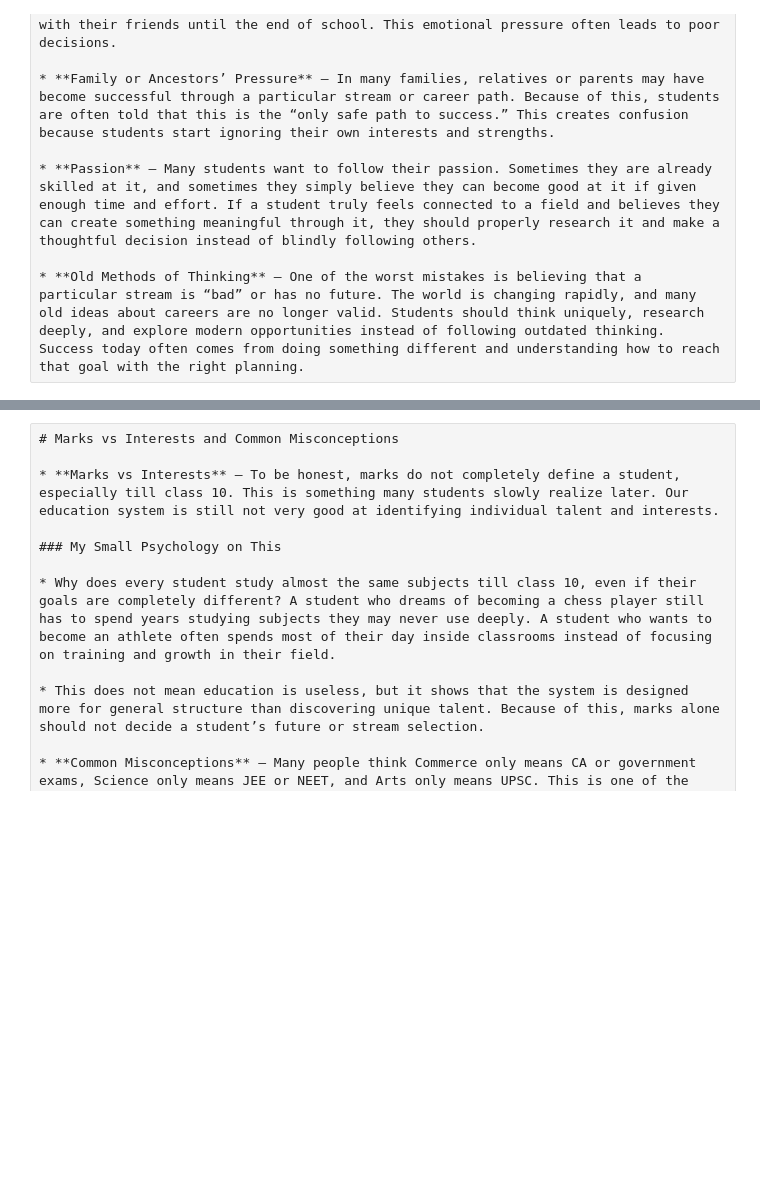
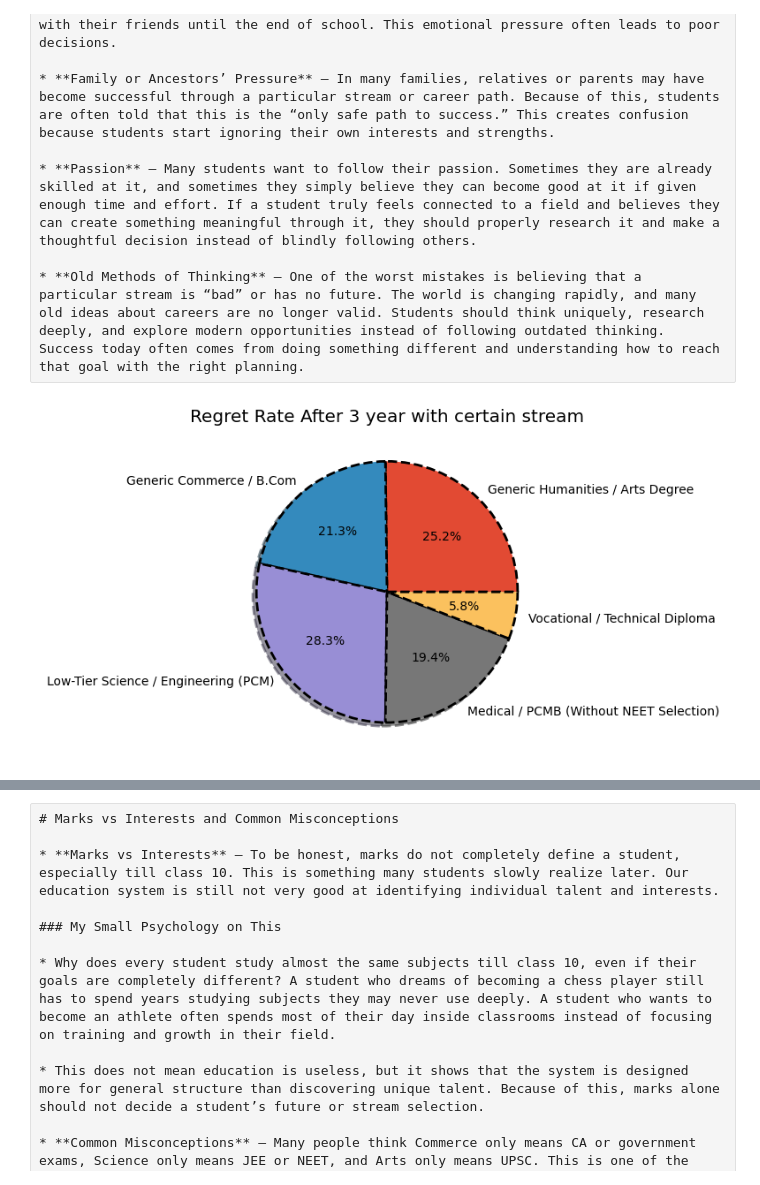
Before and after one commit to Venux09/Carrier-analysis-project, a Jupyter notebook: After the secondary juniour/decision.ipynb, the cells around one changed output, grey strips where cells are left out. Drawn from its saved outputs; the diff is of its cells as text; code cells hidden in the pictures; blank space fills up the shorter version.

```diff
--- a/After the secondary juniour/decision.ipynb
+++ b/After the secondary juniour/decision.ipynb
@@ -40,3 +40,16 @@ Here we will understand why many students panic and end up taking bad decisions
 * **Passion** — Many students want to follow their passion. Sometimes they are already skilled at it, and sometimes they simply believe they can become good at it if given enough time and effort. If a student truly feels connected to a field and believes they can create something meaningful through it, they should properly research it and make a thoughtful decision instead of blindly following others.
 
 * **Old Methods of Thinking** — One of the worst mistakes is believing that a particular stream is “bad” or has no future. The world is changing rapidly, and many old ideas about careers are no longer valid. Students should think uniquely, research deeply, and explore modern opportunities instead of following outdated thinking. Success today often comes from doing something different and understanding how to reach that goal with the right planning.
+# %%
+import matplotlib.pyplot as plt
+lables = df['Stream / Education Choice']
+distribution = df['Regret Rate within 3 Years']
+plt.style.use('ggplot')
+plt.pie(distribution ,
+       labels = lables,
+       shadow = True,
+       autopct = '%1.1f%%',wedgeprops = {'edgecolor':'black','linewidth':2,'linestyle':'--'})
+plt.title('Regret Rate After 3 year with certain stream')
+plt.show()
+# %% [output]
+[figure, added]
```
Also changed, not shown: parts of 4 cells of this notebook, 4 other files.
